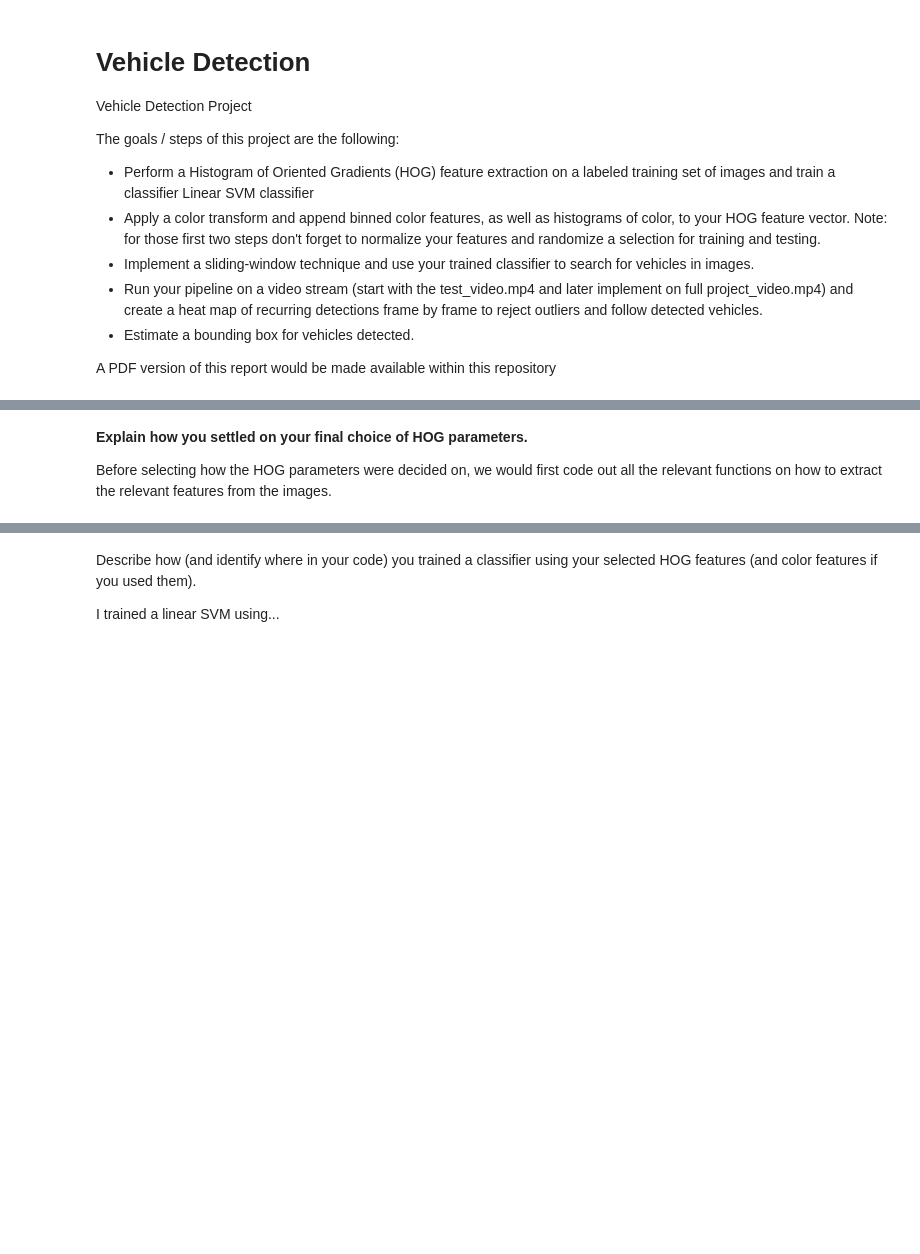
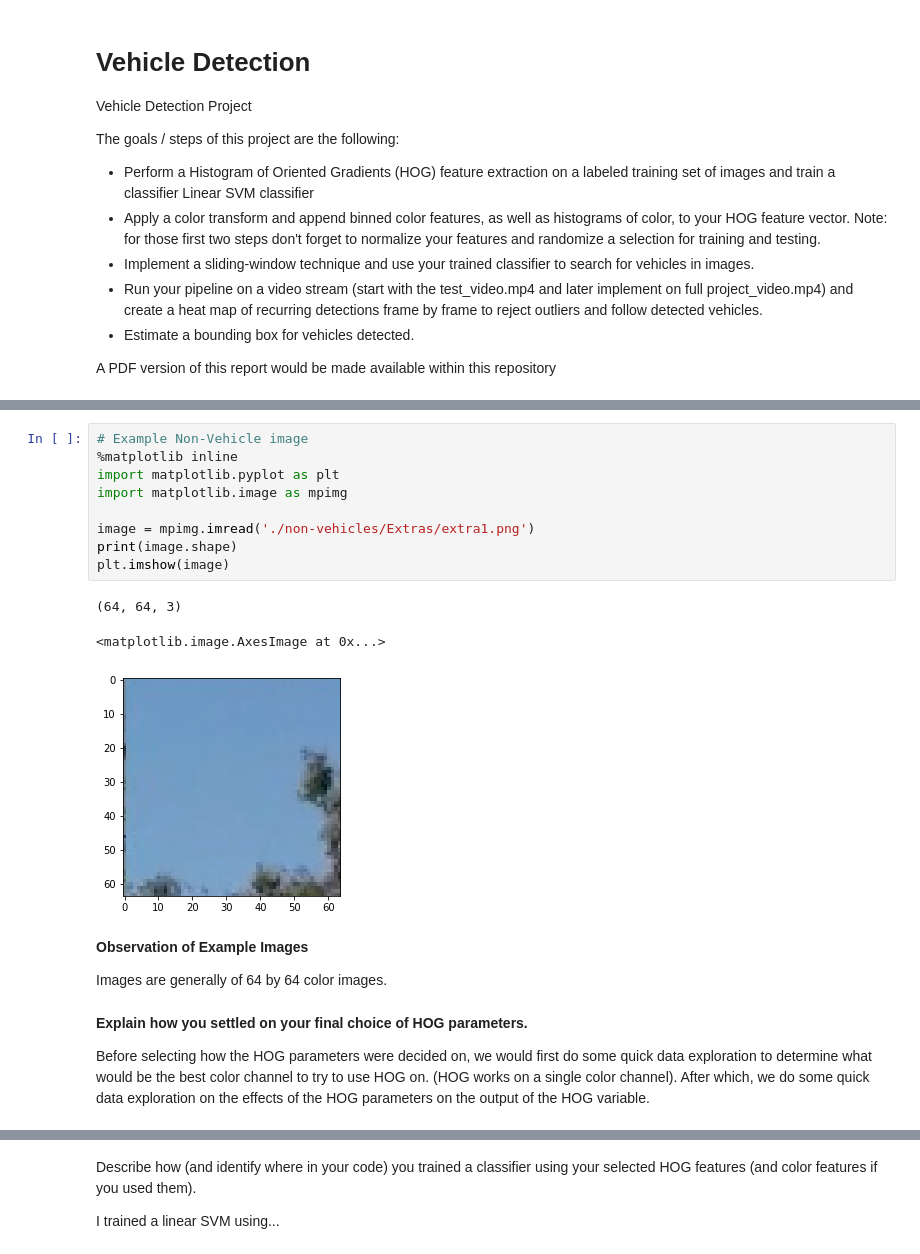
Before and after one commit to hairizuanbinnoorazman/CarND-Vehicle-Detection, a Jupyter notebook: Vehicle Detection.ipynb, the cells around one changed output, grey strips where cells are left out. Saved outputs shown, nothing was run; the diff lists cells and outputs as text; blank space fills up the shorter version.

```diff
--- a/Vehicle Detection.ipynb
+++ b/Vehicle Detection.ipynb
@@ -35,4 +50,21 @@ Here is an example of one of each of the vehicle and non-vehicle classes:
+# %%
+# Example Non-Vehicle image
+%matplotlib inline
+import matplotlib.pyplot as plt
+import matplotlib.image as mpimg
+
+image = mpimg.imread('./non-vehicles/Extras/extra1.png')
+print(image.shape)
+plt.imshow(image)
+# %% [output]
+(64, 64, 3)
+<matplotlib.image.AxesImage at 0x...>
+[figure, added]
+# %% [markdown]
+**Observation of Example Images**
+
+Images are generally of 64 by 64 color images.
 # %% [markdown]
 **Explain how you settled on your final choice of HOG parameters.**
 
-Before selecting how the HOG parameters were decided on, we would first code out all the relevant functions on how to extract the relevant features from the images.
+Before selecting how the HOG parameters were decided on, we would first do some quick data exploration to determine what would be the best color channel to try to use HOG on. (HOG works on a single color channel). After which, we do some quick data exploration on the effects of the HOG parameters on the output of the HOG variable.
```
Also changed, not shown: parts of 3 cells of this notebook.
